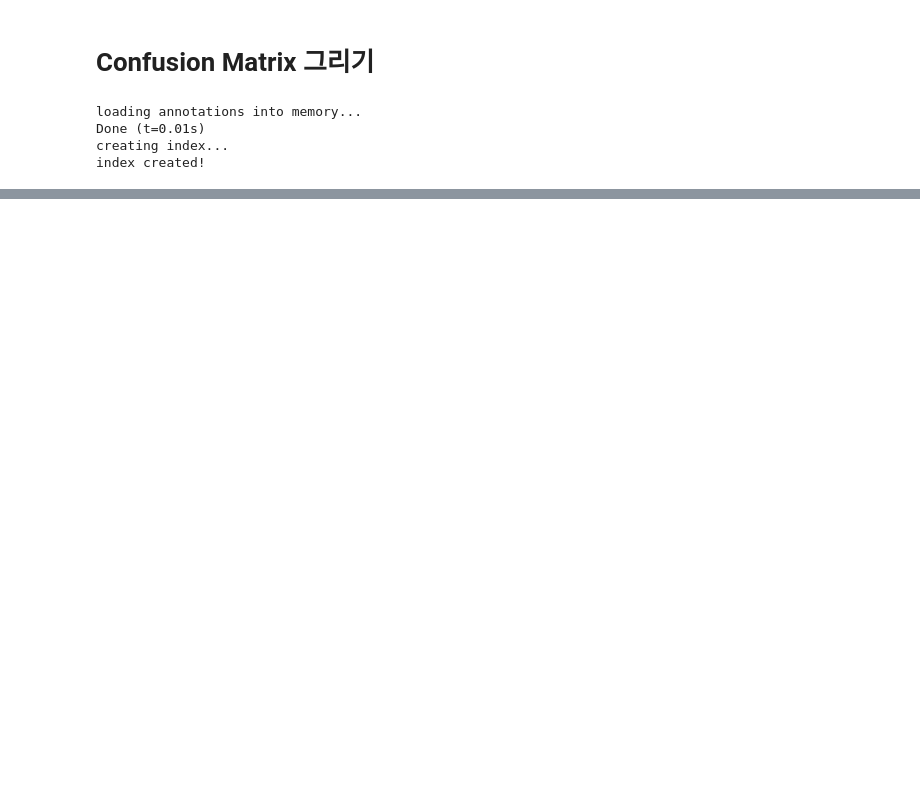
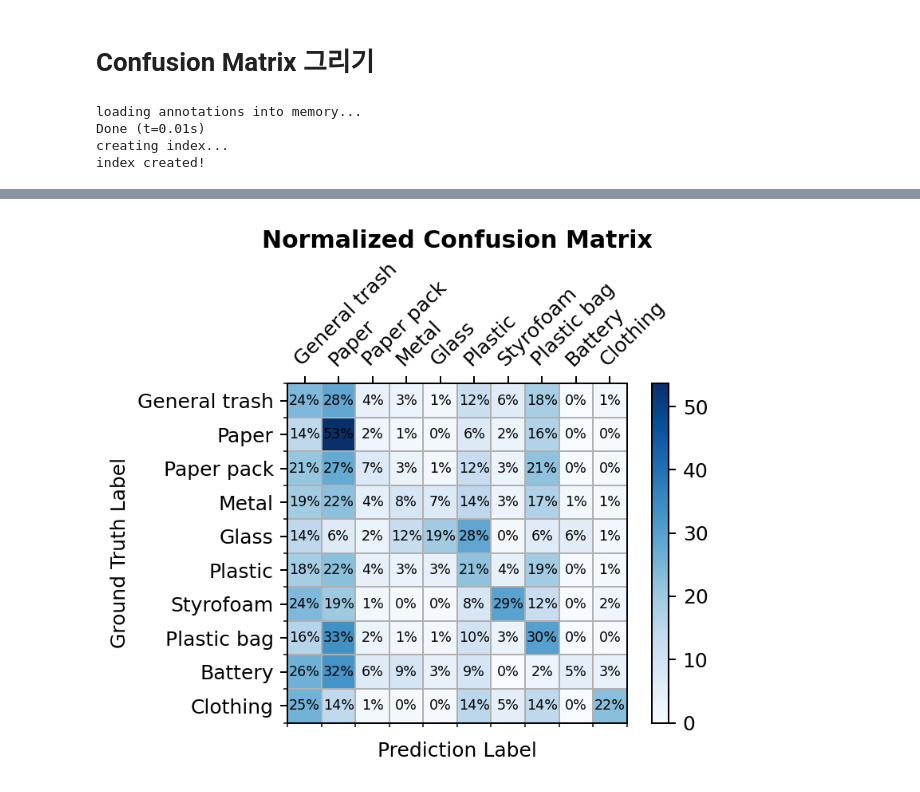
Before and after one commit to boostcampaitech5/level2_objectdetection-cv-03, a Jupyter notebook: mmdetection/configs/_teamconfig_/example/plot_cm.ipynb, the cells around one changed output, grey strips where cells are left out. Saved outputs shown, nothing was run; the diff lists cells and outputs as text; code cells hidden in the pictures; blank space fills up the shorter version.

```diff
--- a/mmdetection/configs/_teamconfig_/example/plot_cm.ipynb
+++ b/mmdetection/configs/_teamconfig_/example/plot_cm.ipynb
@@ -49,7 +41,7 @@ def calculate_confusion_matrix(dataset,
             Default: 0.5.
     """
     num_classes = len(dataset.CLASSES)
-    confusion_matrix = np.zeros(shape=[num_classes + 1, num_classes + 1])
+    confusion_matrix = np.zeros(shape=[num_classes, num_classes])
     assert len(dataset) == len(results)
     prog_bar = mmcv.ProgressBar(len(results))
     for idx, per_img_res in enumerate(results):
@@ -366,0 +327,28 @@ plot_confusion_matrix(
+# %%
+# Score threshold to filter bboxes.
+# test 할 때는 0.05로 설정되어 있음.
+# 이미 0.05보다 큰 bbox로만 예측이 된 상태이므로 0.0으로 두면 됨
+score_thr = 0.0
+
+# IoU threshold to be considered as matched.
+# NMS threshold는 이미 test_cfg에서 0.5로 설정해 두었으므로
+# None 고정
+nms_iou_thr = None
+
+# tp_iou_thr 이상인 bbox에 대해서만 confusion matrix를 계산
+# 예측 값들에 대해 전부 confusion matrix를 계산하기 위해 0.0
+tp_iou_thr = 0.0
+# %%
+confusion_matrix = calculate_confusion_matrix(dataset, results,
+                                              score_thr,
+                                              nms_iou_thr,
+                                              tp_iou_thr)
+
+# Actual을 전부 더했을 때 100%가 안나올 수 있음(float형을 int형으로 바꾸면서 내림)
+plot_confusion_matrix(
+    confusion_matrix,
+    dataset.CLASSES,
+    save_dir=None,
+    show=True,
+    color_theme='Blues')
+# %% [output]
@@ -366,0 +356 @@ plot_confusion_matrix(
+[figure, added]
```
Also changed, not shown: parts of 5 cells of this notebook.
